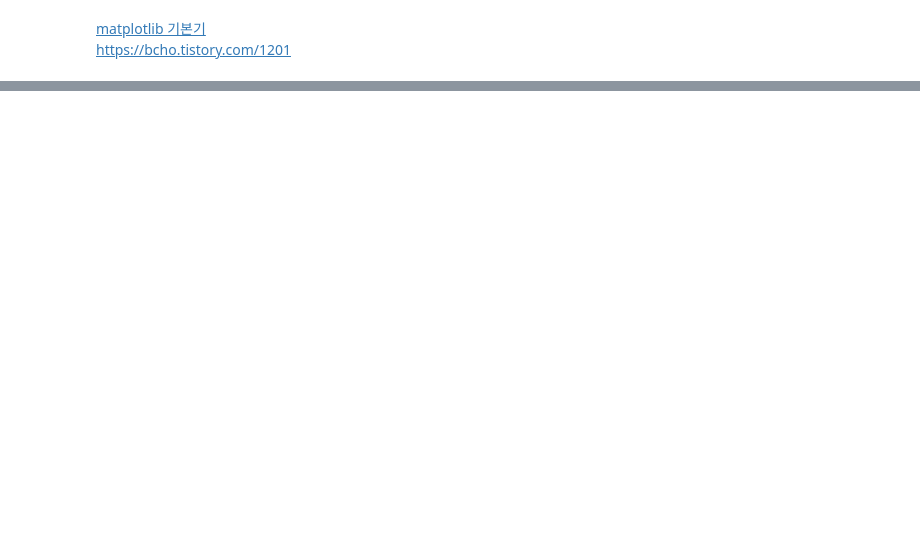
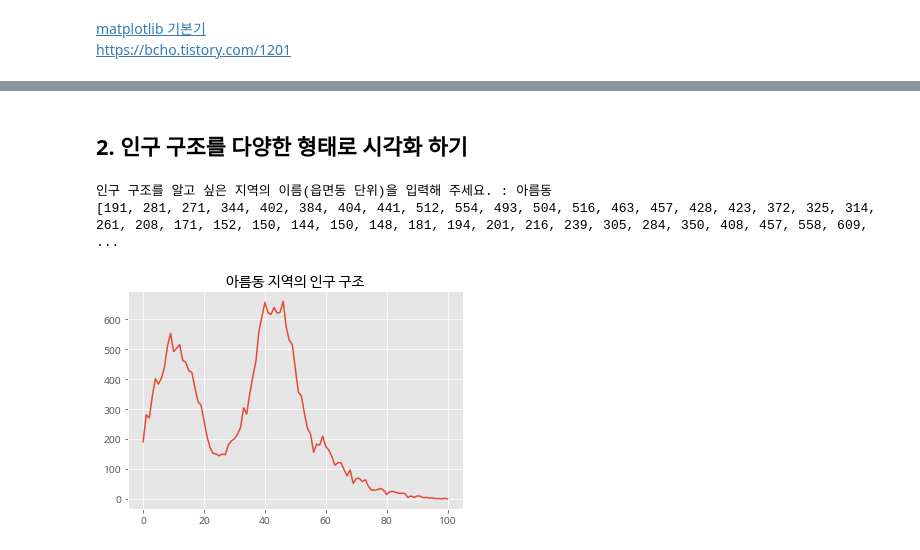
Before and after one commit to taesamja/AIpython, a Jupyter notebook: 모두의데이터분석.ipynb, the cells around one changed output, grey strips where cells are left out. Drawn from its saved outputs; the diff is of its cells as text; code cells hidden in the pictures; blank space fills up the shorter version.

```diff
--- a/모두의데이터분석.ipynb
+++ b/모두의데이터분석.ipynb
@@ -1002,0 +1164,2 @@ plt.show()
+# %% [markdown]
+## 2. 인구 구조를 다양한 형태로 시각화 하기
@@ -1002,0 +1173,36 @@ plt.show()
+# %%
+# 문자열 출력값을 그래프를 위해서 수치형으로 바꾼다.
+
+filename = '/content/drive/My Drive/DATA/age.csv'
+
+import csv
+
+f = open(filename, 'r', encoding='cp949')
+data = csv.reader(f)
+
+result = []
+loc_name = input('인구 구조를 알고 싶은 지역의 이름(읍면동 단위)을 입력해 주세요. : ')
+
+for row in data:
+  if loc_name in row[0]:
+    for i in row[3:]:
+      result.append(int(i))
+
+f.close()
+
+print(result)
+
+import matplotlib.pyplot as plt
+
+plt.rc('font', family="NanumBarunGothic")    # 한글 글꼴 사용
+plt.rcParams['axes.unicode_minus'] = False   # 수치상의 -기호 표시하기
+
+plt.style.use('ggplot')
+plt.title(f'{loc_name} 지역의 인구 구조')
+plt.plot(result)
+
+plt.show()
+# %% [output]
+인구 구조를 알고 싶은 지역의 이름(읍면동 단위)을 입력해 주세요. : 아름동
+[191, 281, 271, 344, 402, 384, 404, 441, 512, 554, 493, 504, 516, 463, 457, 428, 423, 372, 325, 314, 261, 208, 171, 152, 150, 144, 150, 148, 181, 194, 201, 216, 239, 305, 284, 350, 408, 457, 558, 609, ...
+[figure, added]
```
Also changed, not shown: parts of 65 cells of this notebook.
